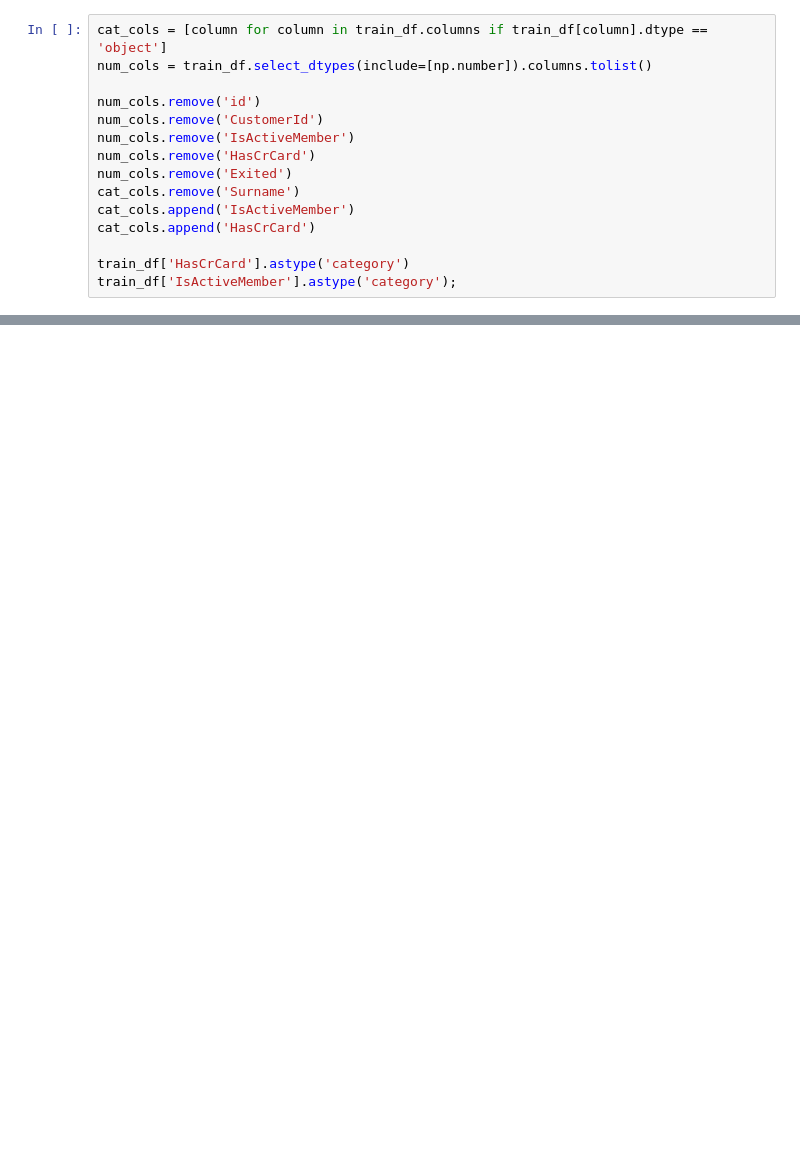
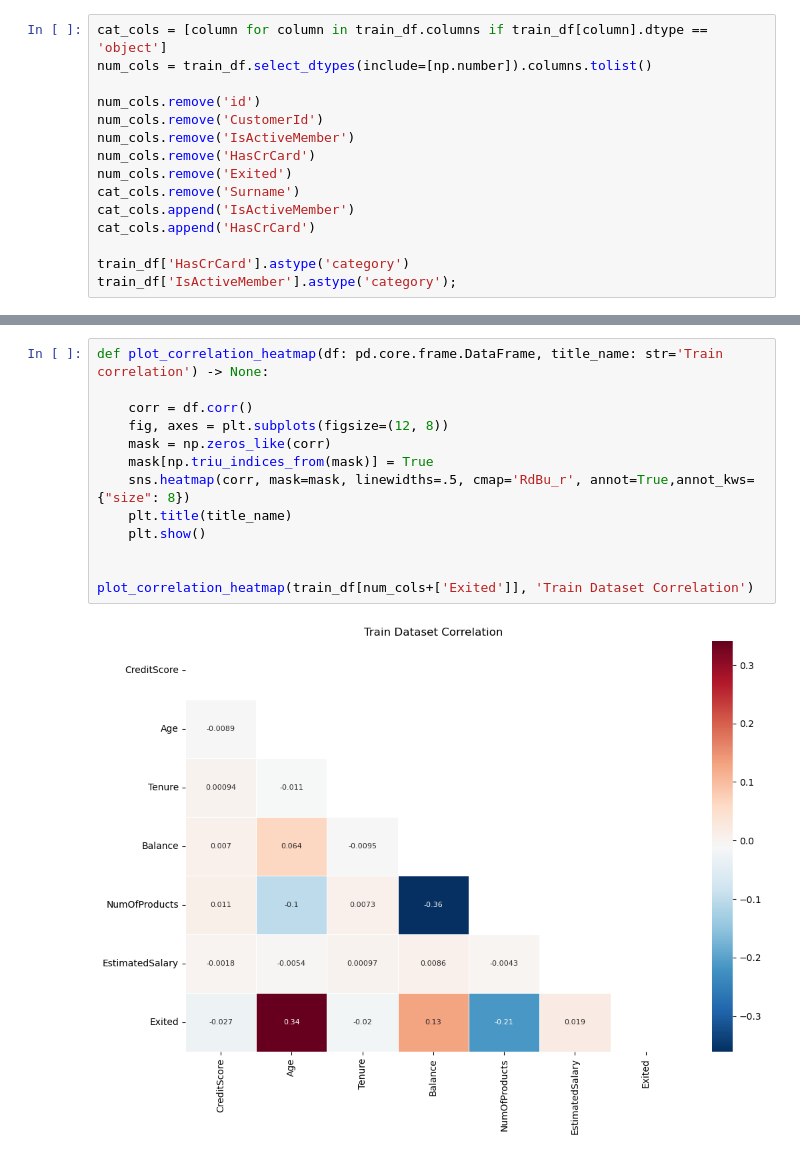
Before and after one commit to KrystianPi/Kaggle-S4E1, a Jupyter notebook: eda.ipynb, the cells around one changed output, grey strips where cells are left out. Saved outputs shown, nothing was run; the diff lists cells and outputs as text; blank space fills up the shorter version.

Commit message:
corr

```diff
--- a/eda.ipynb
+++ b/eda.ipynb
@@ -76,0 +87,15 @@ plt.show()
+# %%
+def plot_correlation_heatmap(df: pd.core.frame.DataFrame, title_name: str='Train correlation') -> None:
+
+    corr = df.corr()
+    fig, axes = plt.subplots(figsize=(12, 8))
+    mask = np.zeros_like(corr)
+    mask[np.triu_indices_from(mask)] = True
+    sns.heatmap(corr, mask=mask, linewidths=.5, cmap='RdBu_r', annot=True,annot_kws={"size": 8})
+    plt.title(title_name)
+    plt.show()
+
+
+plot_correlation_heatmap(train_df[num_cols+['Exited']], 'Train Dataset Correlation')
+# %% [output]
+[figure, added]
```
Also changed, not shown: parts of 1 cell of this notebook.
